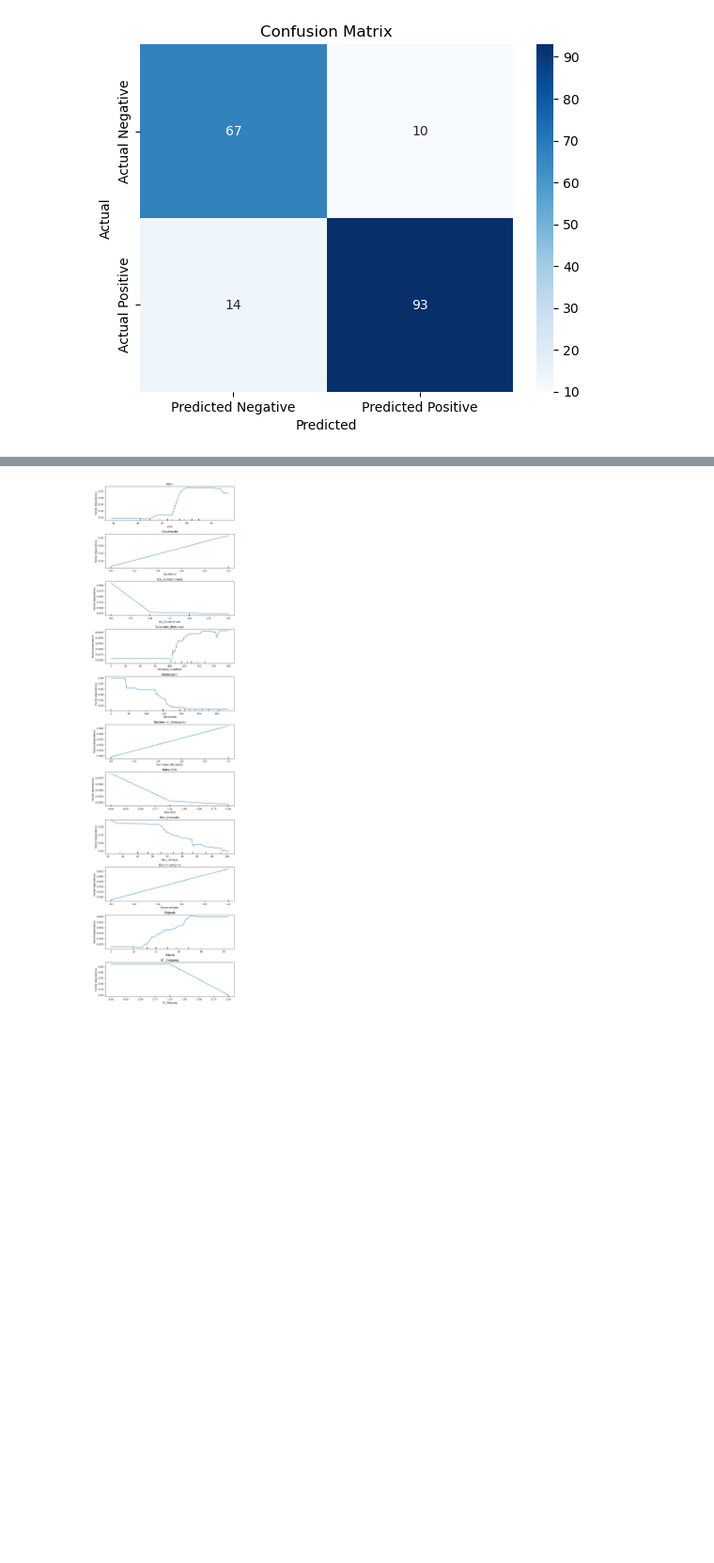
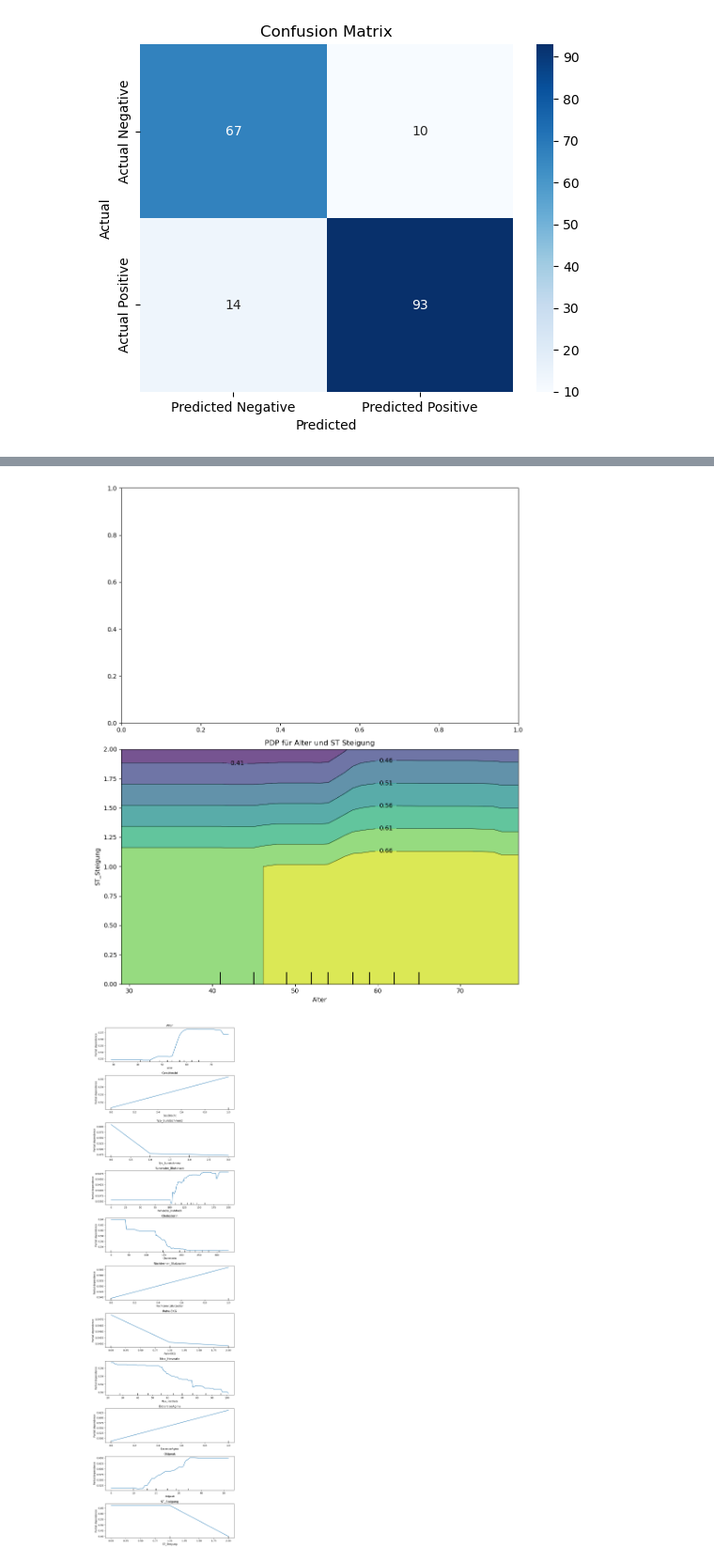
Before and after one commit to OOS-Team/DsKi_Erkl-rbarkeit_Algorithmen, a Jupyter notebook: Heart Failure/heart_failure.ipynb, the cells around one changed output, grey strips where cells are left out. Shown at 94% size. Drawn from its saved outputs; the diff is of its cells as text; code cells hidden in the pictures; blank space fills up the shorter version.

```diff
--- a/Heart Failure/heart_failure.ipynb
+++ b/Heart Failure/heart_failure.ipynb
@@ -336,3 +354,38 @@ plt.show()
+# %%
+# Ihre Feature-Namen
+feature_names = ["Alter", "Geschlecht", "Typ_Brustschmerz", "Ruhender_Blutdruck", "Cholesterin", "Nüchterner_Blutzucker", "Ruhe-EKG", "Max_Herzrate", "ExcerciseAngina", "Oldpeak", "ST_Steigung"]
+
+# Indizes der Features
+alter_index = feature_names.index("Alter")
+geschlecht_index = feature_names.index("Geschlecht")
+cholesterin_index = feature_names.index("Cholesterin")
+ST_Steigung_index = feature_names.index("ST_Steigung")
+# Erstellung der Partial Dependence Plots
+fig, axs = plt.subplots(2, 1, figsize=(10, 12))
+
+# # PDP für Alter und Geschlecht
+# PartialDependenceDisplay.from_estimator(
+#     model_rf, X_train_rf, features=[(alter_index, geschlecht_index)],
+#     feature_names=feature_names, ax=axs[0])
+# axs[0].set_title("PDP für Alter und Geschlecht")
+
+# # PDP für Alter und Cholesterin
+# PartialDependenceDisplay.from_estimator(
+#     model_rf, X_train_rf, features=[(alter_index, cholesterin_index)],
+#     feature_names=feature_names, ax=axs[1])
+# axs[1].set_title("PDP für Alter und Cholesterin")
+
+# PDP für Alter und Cholesterin
+PartialDependenceDisplay.from_estimator(
+    model_rf, X_train_rf, features=[(alter_index, ST_Steigung_index)],
+    feature_names=feature_names, ax=axs[1])
+axs[1].set_title("PDP für Alter und ST Steigung")
+
+
+plt.tight_layout()
+plt.show()
+# %% [output]
+[figure, added]
 # %%
 # Ihre Feature-Namen
 feature_names = ["Alter", "Geschlecht", "Typ_Burstschmerz", "Ruhender_Blutdruck", "Cholesterin", "Nüchterner_Blutzucker", "Ruhe-EKG", "Max_Herzrate", "ExcerciseAgina", "Oldpeak", "ST_Steigung"]
```
Also changed, not shown: parts of 1 cell of this notebook.
